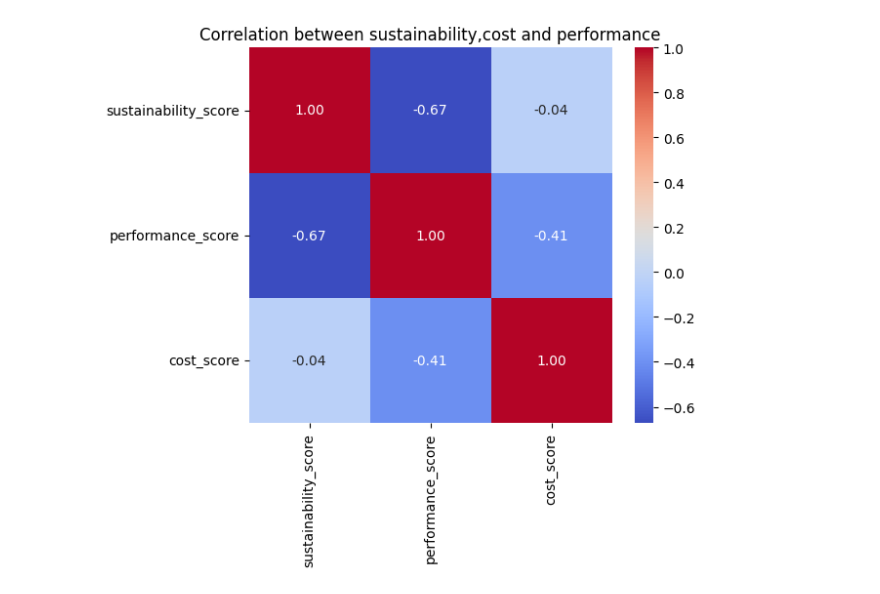
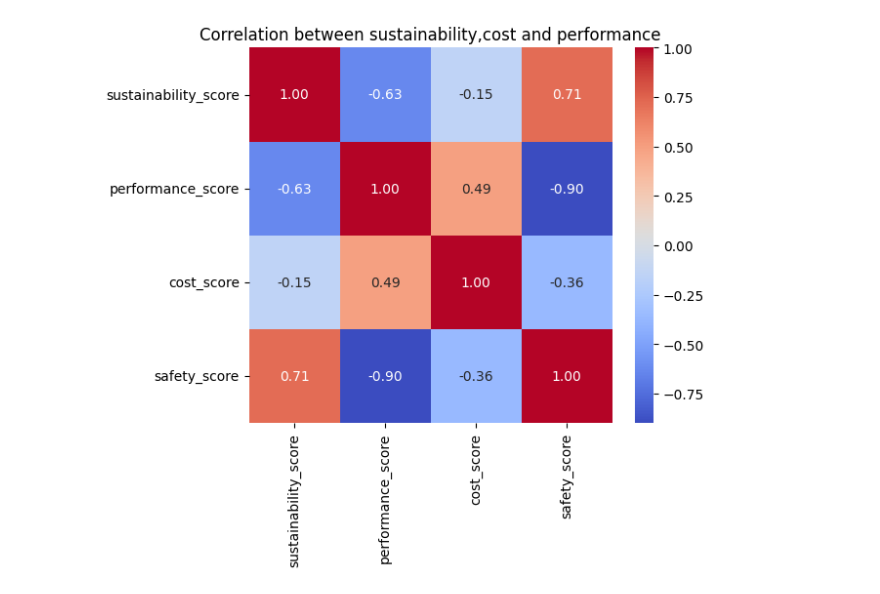
Before and after one commit to Sneha-code01/ML, a Jupyter notebook: batterypredict_1.ipynb, the cells around one changed output. Saved outputs shown, nothing was run; the diff lists cells and outputs as text; code cells hidden in the pictures.

```diff
--- a/batterypredict_1.ipynb
+++ b/batterypredict_1.ipynb
@@ -450,16 +460,21 @@ Text(0.5, 0.5, 'GHG')
 # %%
 #EDA done to normalize the major colums and bring the value in range of 0-1 and perform better ml training'
 from sklearn.preprocessing import MinMaxScaler
+import numpy as np
 scaler = MinMaxScaler()
 cols = [
     'CO2-eq',
     'Acidification-eq',
     'Human_Toxicity',
-    'Energy_Density_kWh'
+    'Energy_Density_kWh',
 ]
 df[cols] = scaler.fit_transform(df[cols])
+df['Cycle_log'] = np.log10(df['Cycle_Life'])
+df[['Cycle_norm']] = scaler.fit_transform(
+    df[['Cycle_log']]
+)
 print(df[[ 'Chemistry','CO2-eq',
     'Acidification-eq',
-    'Human_Toxicity','Energy_Density_kWh']])
+    'Human_Toxicity','Energy_Density_kWh','Cycle_norm']])
 plt.scatter(df['CO2-eq'],df['Chemistry'])
 # %% [output]
@@ -547,21 +591,21 @@ print(df[['sustainability_score','performance_score','cost_score']])
 # %%
 import seaborn as sns
 import matplotlib.pyplot as plt
 
-cols = ['sustainability_score','performance_score','cost_score'
+cols = ['sustainability_score','performance_score','cost_score','safety_score'
 
 ]
 
 plt.figure(figsize=(6,5))
 
 sns.heatmap(
     df[cols].corr(),
     annot=True,
     cmap='coolwarm',
     fmt='.2f'
 )
 
 plt.title('Correlation between sustainability,cost and performance')
 plt.show()
 # %% [output]
-[figure, old version]
+[figure, new version]
```
Also changed, not shown: parts of 14 cells of this notebook.
